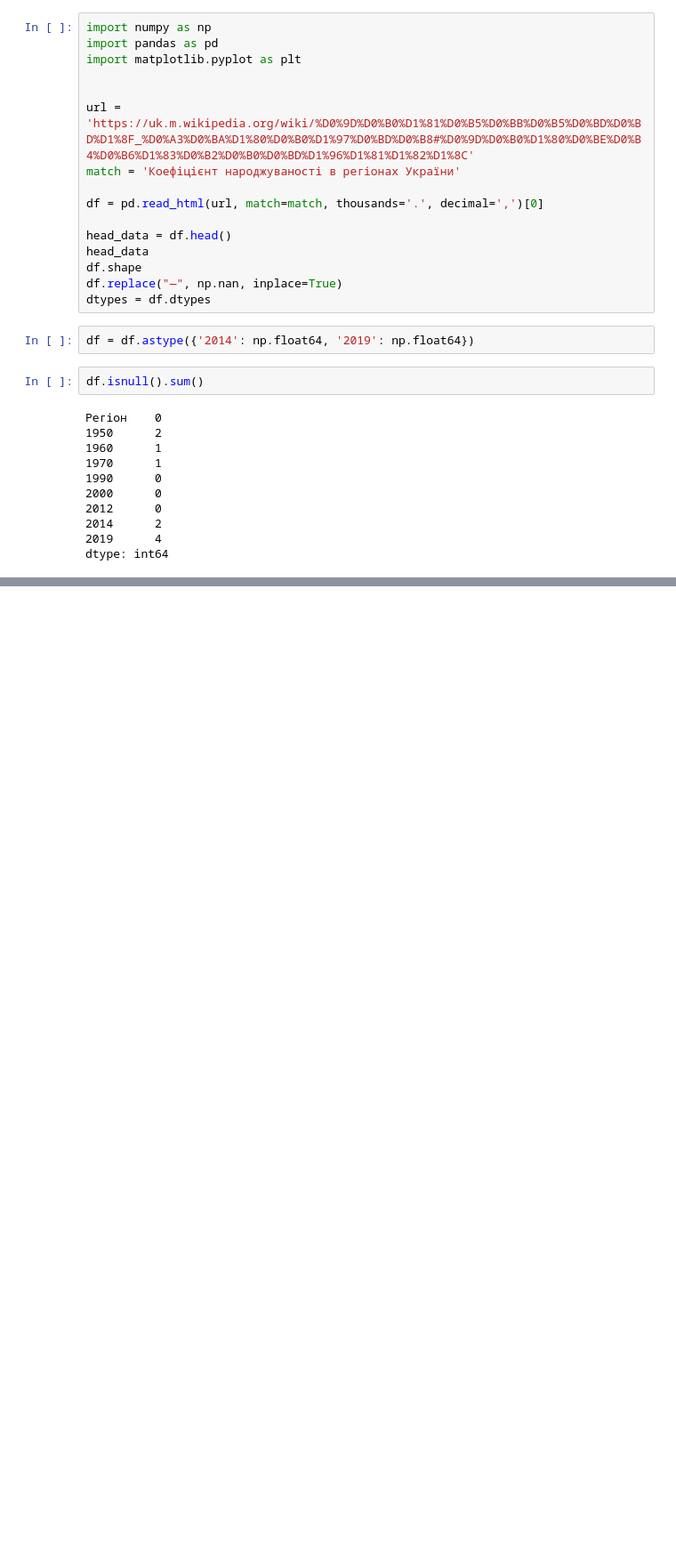
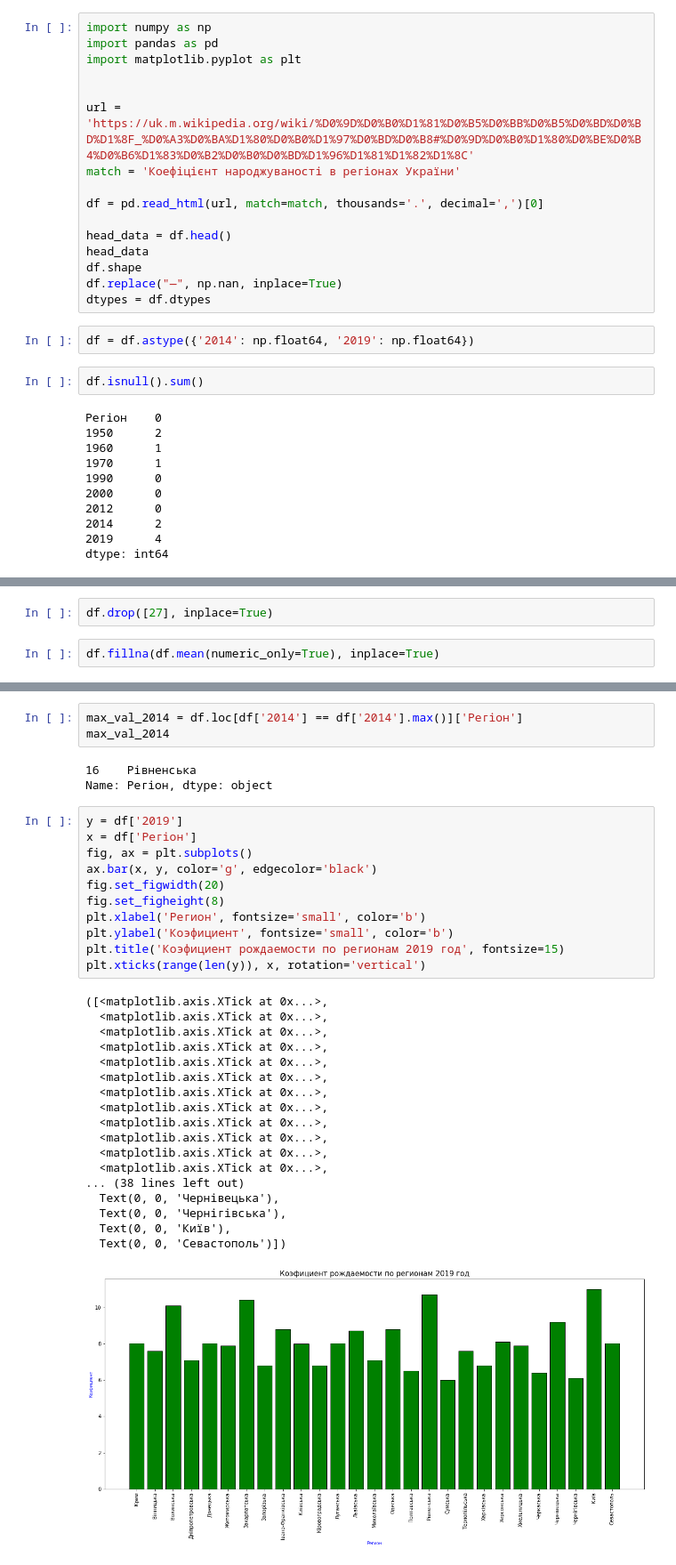
Before and after one commit to Koallla/Data-Science, a Jupyter notebook: Hw3.1.ipynb, the cells around one changed output, grey strips where cells are left out. Shown at 89% size. Saved outputs shown, nothing was run; the diff lists cells and outputs as text; blank space fills up the shorter version.

```diff
--- a/Hw3.1.ipynb
+++ b/Hw3.1.ipynb
@@ -48,0 +45,4 @@ plt.plot(years, data)
+# %%
+df.drop([27], inplace=True)
+# %%
+df.fillna(df.mean(numeric_only=True), inplace=True)
@@ -48,0 +66,36 @@ plt.plot(years, data)
+# %%
+max_val_2014 = df.loc[df['2014'] == df['2014'].max()]['Регіон']
+max_val_2014
+# %% [output]
+16    Рівненська
+Name: Регіон, dtype: object
+# %%
+y = df['2019']
+x = df['Регіон']
+fig, ax = plt.subplots()
+ax.bar(x, y, color='g', edgecolor='black')
+fig.set_figwidth(20)
+fig.set_figheight(8)
+plt.xlabel('Регион', fontsize='small', color='b')
+plt.ylabel('Коэфициент', fontsize='small', color='b')
+plt.title('Коэфициент рождаемости по регионам 2019 год', fontsize=15)
+plt.xticks(range(len(y)), x, rotation='vertical')
+# %% [output]
+([<matplotlib.axis.XTick at 0x...>,
+  <matplotlib.axis.XTick at 0x...>,
+  <matplotlib.axis.XTick at 0x...>,
+  <matplotlib.axis.XTick at 0x...>,
+  <matplotlib.axis.XTick at 0x...>,
+  <matplotlib.axis.XTick at 0x...>,
+  <matplotlib.axis.XTick at 0x...>,
+  <matplotlib.axis.XTick at 0x...>,
+  <matplotlib.axis.XTick at 0x...>,
+  <matplotlib.axis.XTick at 0x...>,
+  <matplotlib.axis.XTick at 0x...>,
+  <matplotlib.axis.XTick at 0x...>,
+... (38 lines left out)
+  Text(0, 0, 'Чернівецька'),
+  Text(0, 0, 'Чернігівська'),
+  Text(0, 0, 'Київ'),
+  Text(0, 0, 'Севастополь')])
+[figure, added]
```
Also changed, not shown: parts of 3 cells of this notebook.
